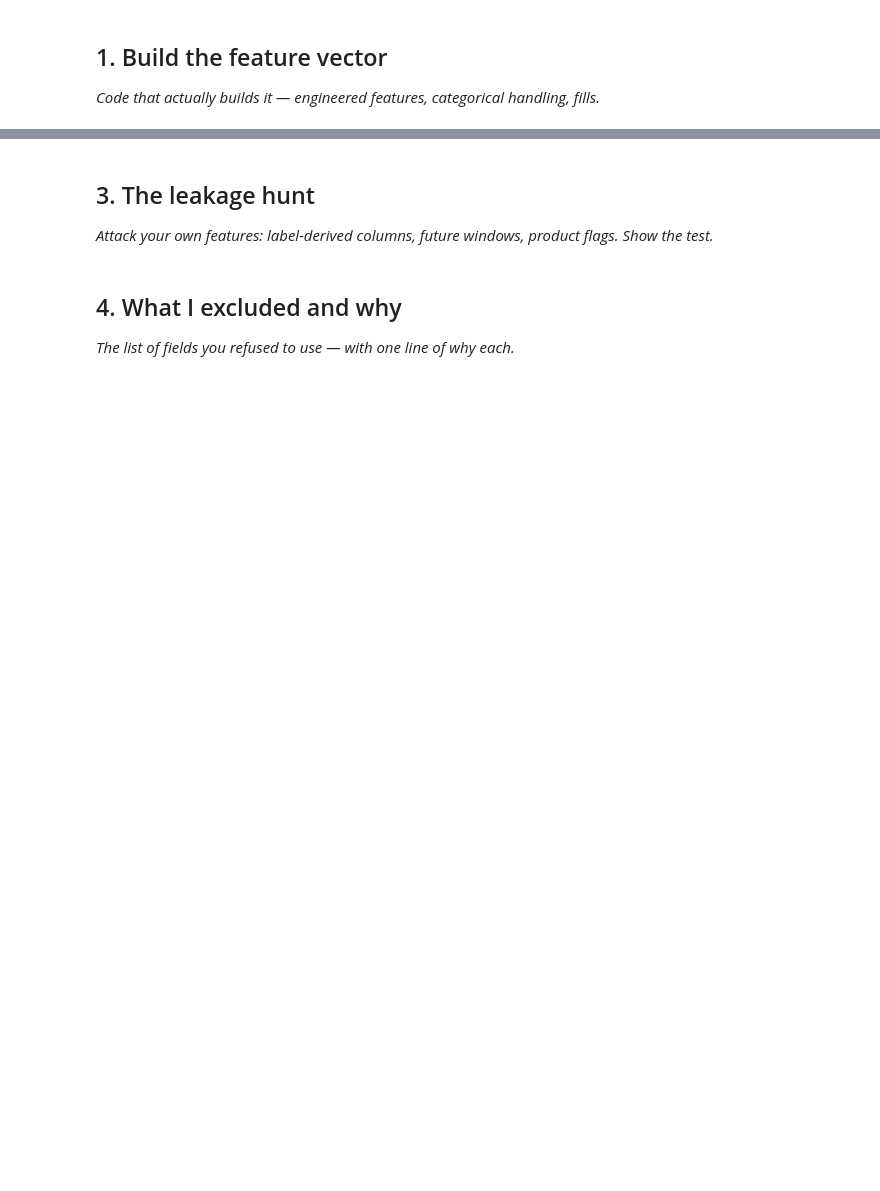
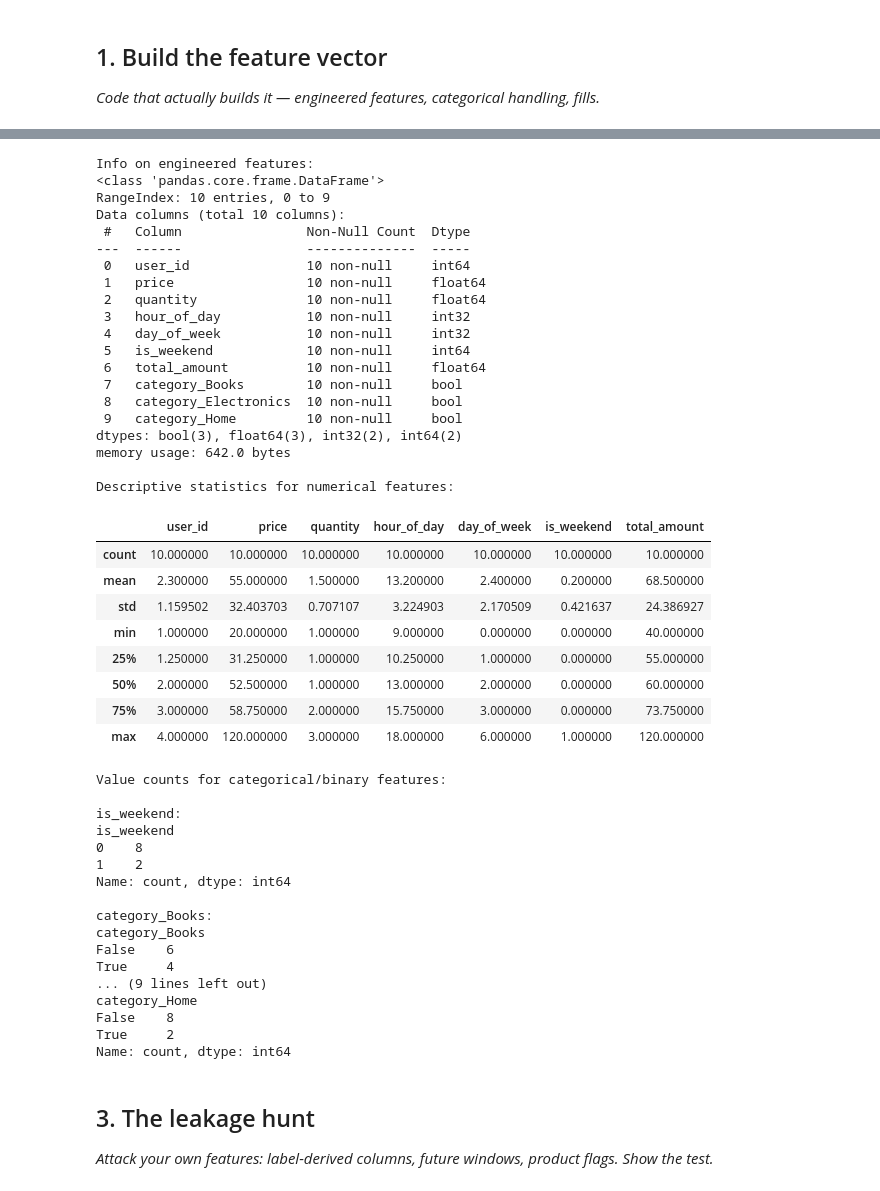
Before and after one commit to shreya1111/flyrank-week1, a Jupyter notebook: work/notebooks/w03_feature_leakage_check.ipynb, the cells around one changed output, grey strips where cells are left out. Saved outputs shown, nothing was run; the diff lists cells and outputs as text; code cells hidden in the pictures; blank space fills up the shorter version.

```diff
--- a/work/notebooks/w03_feature_leakage_check.ipynb
+++ b/work/notebooks/w03_feature_leakage_check.ipynb
@@ -23,3 +103,62 @@ This skeleton is yours to fill. Work the sections **in order** — each one has
+# %%
+# Display summary of the engineered feature vector
+print("Info on engineered features:")
+df_features.info()
+
+print("\nDescriptive statistics for numerical features:")
+display(df_features.describe())
+
+print("\nValue counts for categorical/binary features:")
+for col in ['is_weekend', 'category_Books', 'category_Electronics', 'category_Home']:
+    if col in df_features.columns:
+        print(f"\n{col}:\n{df_features[col].value_counts()}")
+# %% [output]
+Info on engineered features:
+<class 'pandas.core.frame.DataFrame'>
+RangeIndex: 10 entries, 0 to 9
+Data columns (total 10 columns):
+ #   Column                Non-Null Count  Dtype
+---  ------                --------------  -----
+ 0   user_id               10 non-null     int64
+ 1   price                 10 non-null     float64
+ 2   quantity              10 non-null     float64
+ 3   hour_of_day           10 non-null     int32
+ 4   day_of_week           10 non-null     int32
+ 5   is_weekend            10 non-null     int64
+ 6   total_amount          10 non-null     float64
+ 7   category_Books        10 non-null     bool
+ 8   category_Electronics  10 non-null     bool
+ 9   category_Home         10 non-null     bool
+dtypes: bool(3), float64(3), int32(2), int64(2)
+memory usage: 642.0 bytes
+
+Descriptive statistics for numerical features:
+|  | user_id | price | quantity | hour_of_day | day_of_week | is_weekend | total_amount |
+| count | 10.000000 | 10.000000 | 10.000000 | 10.000000 | 10.000000 | 10.000000 | 10.000000 |
+| mean | 2.300000 | 55.000000 | 1.500000 | 13.200000 | 2.400000 | 0.200000 | 68.500000 |
+| std | 1.159502 | 32.403703 | 0.707107 | 3.224903 | 2.170509 | 0.421637 | 24.386927 |
+| min | 1.000000 | 20.000000 | 1.000000 | 9.000000 | 0.000000 | 0.000000 | 40.000000 |
+| 25% | 1.250000 | 31.250000 | 1.000000 | 10.250000 | 1.000000 | 0.000000 | 55.000000 |
+| 50% | 2.000000 | 52.500000 | 1.000000 | 13.000000 | 2.000000 | 0.000000 | 60.000000 |
+| 75% | 3.000000 | 58.750000 | 2.000000 | 15.750000 | 3.000000 | 0.000000 | 73.750000 |
+| max | 4.000000 | 120.000000 | 3.000000 | 18.000000 | 6.000000 | 1.000000 | 120.000000 |
+Value counts for categorical/binary features:
+
+is_weekend:
+is_weekend
+0    8
+1    2
+Name: count, dtype: int64
+
+category_Books:
+category_Books
+False    6
+True     4
+... (9 lines left out)
+category_Home
+False    8
+True     2
+Name: count, dtype: int64
 # %% [markdown]
 ## 3. The leakage hunt
 
@@ -30,4 +165,0 @@ This skeleton is yours to fill. Work the sections **in order** — each one has
-# %% [markdown]
-## 4. What I excluded and why
-
-*The list of fields you refused to use — with one line of why each.*
```
Also changed, not shown: parts of 12 cells of this notebook.
